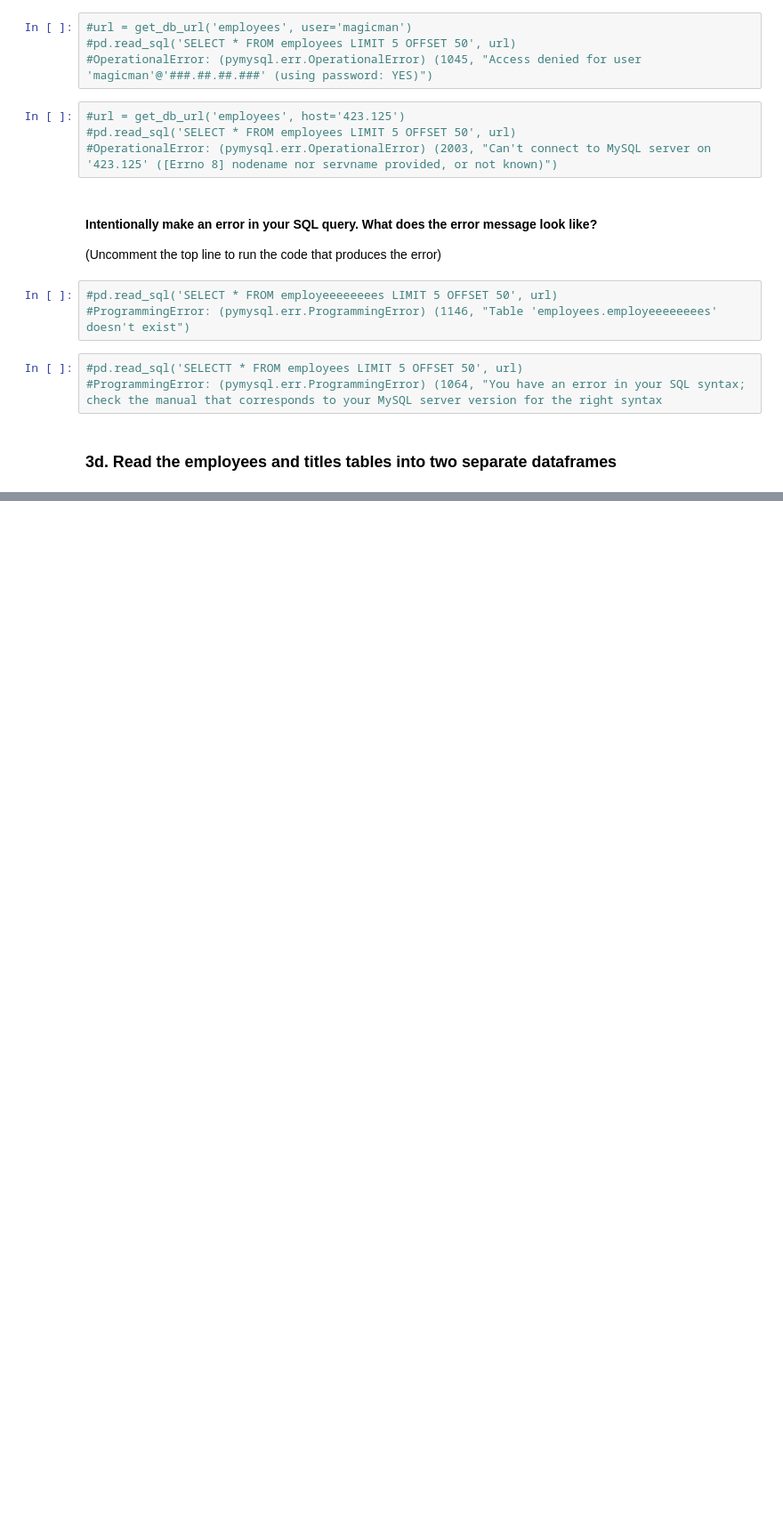
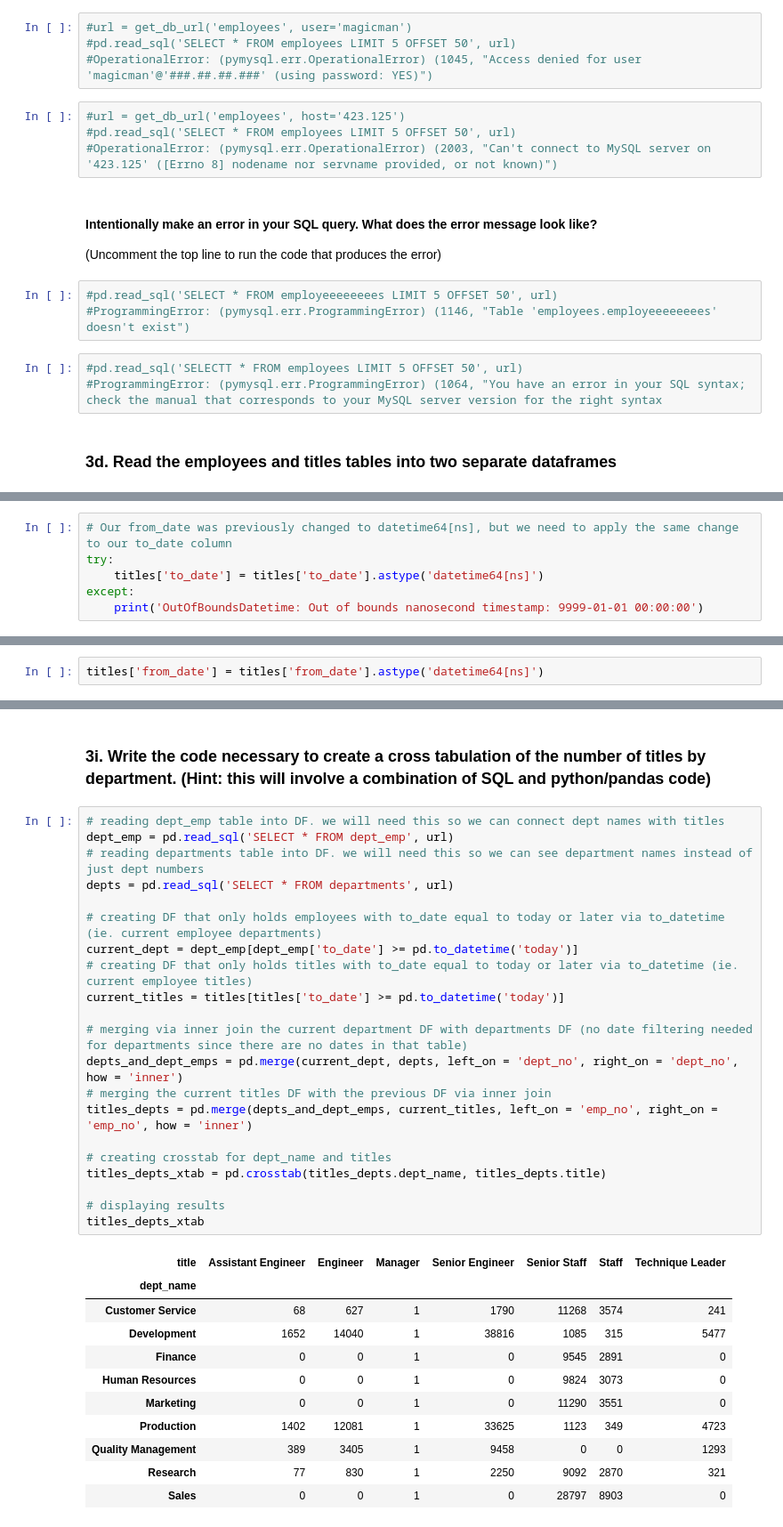
Before and after one commit to adam-gomez/numpy-pandas-visualization-exercises, a Jupyter notebook: advanced_dataframes.ipynb, the cells around one changed output, grey strips where cells are left out. Shown at 89% size. Saved outputs shown, nothing was run; the diff lists cells and outputs as text; blank space fills up the shorter version.

```diff
--- a/advanced_dataframes.ipynb
+++ b/advanced_dataframes.ipynb
@@ -344,0 +453,6 @@ pd.read_sql('SELECT * FROM employees LIMIT 5 OFFSET 50', url)
+# %%
+# Our from_date was previously changed to datetime64[ns], but we need to apply the same change to our to_date column
+try:
+    titles['to_date'] = titles['to_date'].astype('datetime64[ns]')
+except:
+    print('OutOfBoundsDatetime: Out of bounds nanosecond timestamp: 9999-01-01 00:00:00')
@@ -344,0 +466,2 @@ pd.read_sql('SELECT * FROM employees LIMIT 5 OFFSET 50', url)
+# %%
+titles['from_date'] = titles['from_date'].astype('datetime64[ns]')
@@ -344,0 +480,35 @@ pd.read_sql('SELECT * FROM employees LIMIT 5 OFFSET 50', url)
+# %% [markdown]
+### 3i. Write the code necessary to create a cross tabulation of the number of titles by department. (Hint: this will involve a combination of SQL and python/pandas code)
+# %%
+# reading dept_emp table into DF. we will need this so we can connect dept names with titles
+dept_emp = pd.read_sql('SELECT * FROM dept_emp', url)
+# reading departments table into DF. we will need this so we can see department names instead of just dept numbers
+depts = pd.read_sql('SELECT * FROM departments', url)
+
+# creating DF that only holds employees with to_date equal to today or later via to_datetime (ie. current employee departments)
+current_dept = dept_emp[dept_emp['to_date'] >= pd.to_datetime('today')]
+# creating DF that only holds titles with to_date equal to today or later via to_datetime (ie. current employee titles)
+current_titles = titles[titles['to_date'] >= pd.to_datetime('today')]
+
+# merging via inner join the current department DF with departments DF (no date filtering needed for departments since there are no dates in that table)
+depts_and_dept_emps = pd.merge(current_dept, depts, left_on = 'dept_no', right_on = 'dept_no', how = 'inner')
+# merging the current titles DF with the previous DF via inner join
+titles_depts = pd.merge(depts_and_dept_emps, current_titles, left_on = 'emp_no', right_on = 'emp_no', how = 'inner')
+
+# creating crosstab for dept_name and titles
+titles_depts_xtab = pd.crosstab(titles_depts.dept_name, titles_depts.title)
+
+# displaying results
+titles_depts_xtab
+# %% [output]
+| title | Assistant Engineer | Engineer | Manager | Senior Engineer | Senior Staff | Staff | Technique Leader |
+| dept_name |  |  |  |  |  |  |  |
+| Customer Service | 68 | 627 | 1 | 1790 | 11268 | 3574 | 241 |
+| Development | 1652 | 14040 | 1 | 38816 | 1085 | 315 | 5477 |
+| Finance | 0 | 0 | 1 | 0 | 9545 | 2891 | 0 |
+| Human Resources | 0 | 0 | 1 | 0 | 9824 | 3073 | 0 |
+| Marketing | 0 | 0 | 1 | 0 | 11290 | 3551 | 0 |
+| Production | 1402 | 12081 | 1 | 33625 | 1123 | 349 | 4723 |
+| Quality Management | 389 | 3405 | 1 | 9458 | 0 | 0 | 1293 |
+| Research | 77 | 830 | 1 | 2250 | 9092 | 2870 | 321 |
+| Sales | 0 | 0 | 1 | 0 | 28797 | 8903 | 0 |
```
Also changed, not shown: parts of 36 cells of this notebook.
